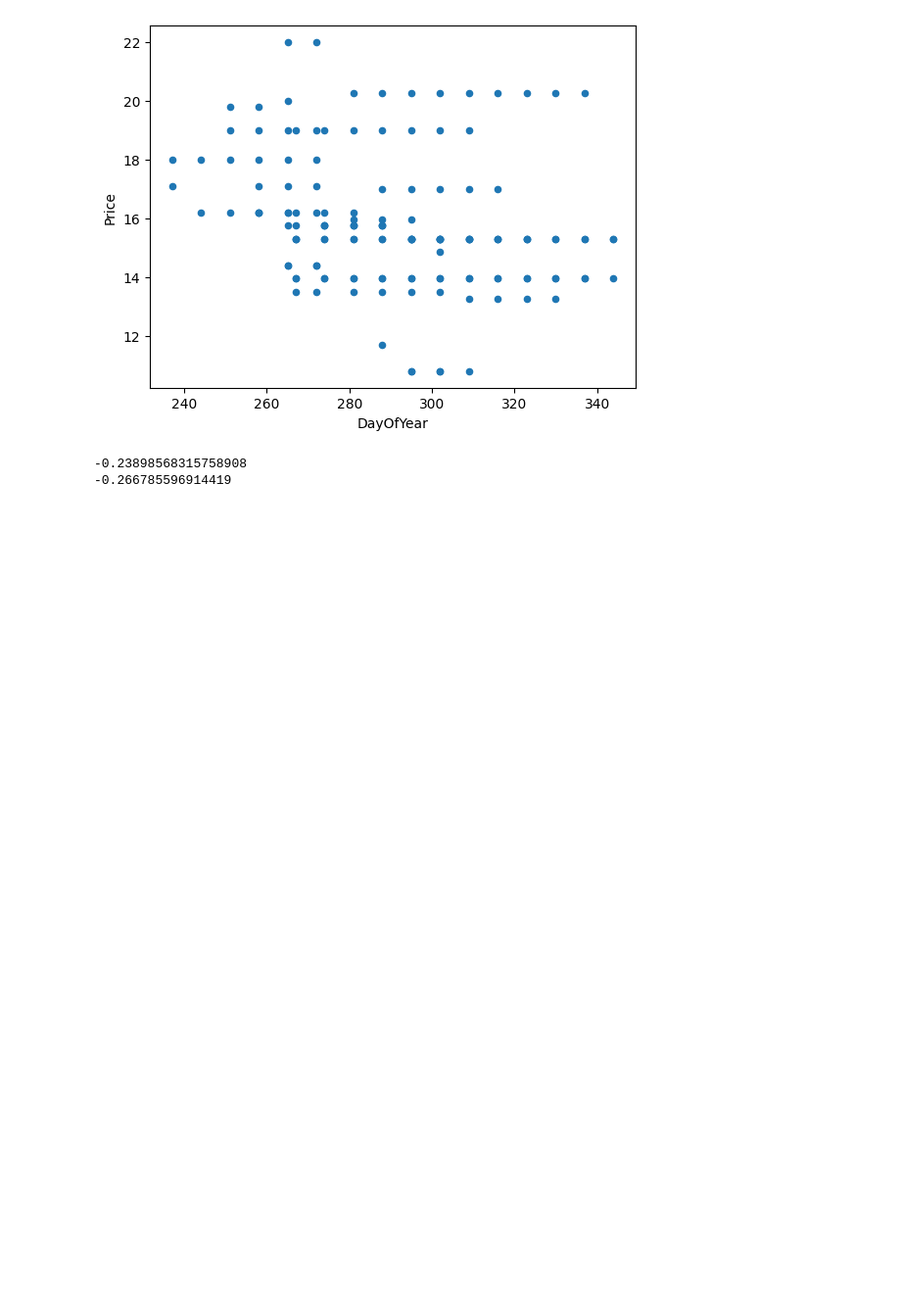
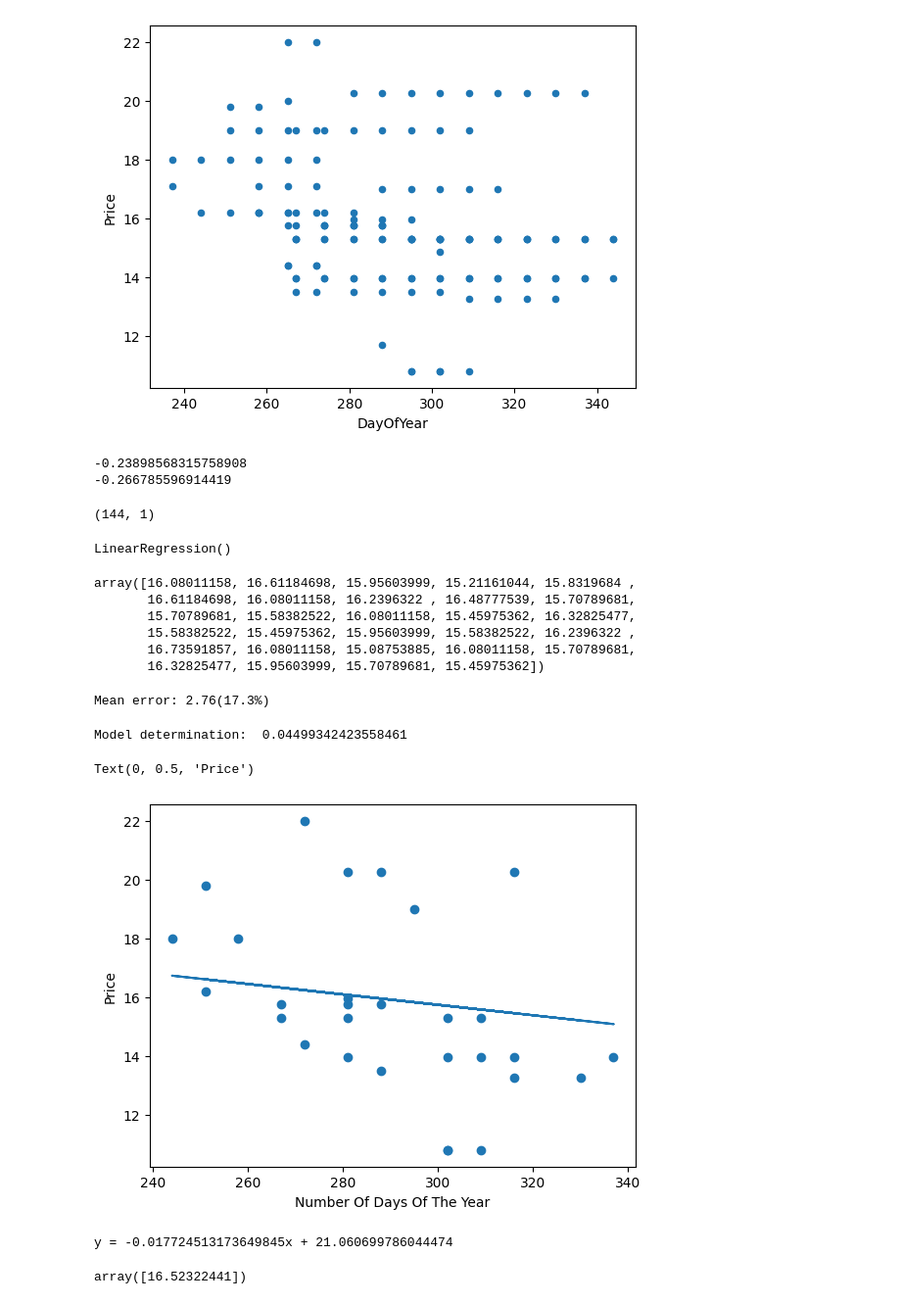
Before and after one commit to Johan621/Machinelearn, a Jupyter notebook: Regression/3-Linear/notebook.ipynb, the cells around one changed output. Shown at 98% size. Cells and saved outputs as stored; diff of their text form; code cells hidden in the pictures; blank space fills up the shorter version.

Commit message:
Calculated the mean squared error by using both Polynomial Regression using linear regression

```diff
--- a/Regression/3-Linear/notebook.ipynb
+++ b/Regression/3-Linear/notebook.ipynb
@@ -99,0 +104,63 @@ print(pie_pumpkins['DayOfYear'].corr(pie_pumpkins['Price']))
+# %%
+#Get the day of the year and price in separate arrays
+X = pie_pumpkins['DayOfYear'].to_numpy().reshape(-1,1)
+y = pie_pumpkins['Price']
+#print the shape
+X.shape #or else we can also write it as "'print(X.shape)'" both are correct.
+# %% [output]
+(144, 1)
+# %%
+# Split the data into training and testing sets
+X_train,X_test,y_train,y_test = train_test_split(X,y,test_size=0.2,random_state=0)
+# %%
+#Create a linear regression object
+lin_reg = LinearRegression()
+# Train the model using our training data
+lin_reg.fit(X_train,y_train)
+# %% [output]
+LinearRegression()
+# %%
+#Test the model using our test data
+pred = lin_reg.predict(X_test)
+pred
+# %% [output]
+array([16.08011158, 16.61184698, 15.95603999, 15.21161044, 15.8319684 ,
+       16.61184698, 16.08011158, 16.2396322 , 16.48777539, 15.70789681,
+       15.70789681, 15.58382522, 16.08011158, 15.45975362, 16.32825477,
+       15.58382522, 15.45975362, 15.95603999, 15.58382522, 16.2396322 ,
+       16.73591857, 16.08011158, 15.08753885, 16.08011158, 15.70789681,
+       16.32825477, 15.95603999, 15.70789681, 15.45975362])
+# %%
+#Calculate the mean squared error
+mse =np.sqrt(mean_squared_error(y_test,pred))
+#Print the mean squared error in aneasy format
+print(f"Mean error:{mse: 3.3}({(mse/np.mean(pred))*100:3.3}%)")
+# %% [output]
+Mean error: 2.76(17.3%)
+# %%
+#Calculate the coefficient of determination
+score = lin_reg.score(X_train,y_train)
+print("Model determination: ",score)
+# %% [output]
+Model determination:  0.04499342423558461
+# %%
+#Create a scatter plot using our test data
+plt.scatter(X_test,y_test)
+#Add a line to the plot with the predictions
+plt.plot(X_test,pred)
+#We gonna add labels so it will easy to understand the graph
+plt.xlabel("Number Of Days Of The Year")
+plt.ylabel("Price")
+# %% [output]
+Text(0, 0.5, 'Price')
+[figure, added]
+# %%
+#Print the slope and the intercept
+print(f'y = {lin_reg.coef_[0]}x + {lin_reg.intercept_}')
+# %% [output]
+y = -0.017724513173649845x + 21.060699786044474
+# %%
+lin_reg.predict([[256]])   ##It's isn't subtracted because the mean squared
+# error is high so..we gonna beusing the Polynomial Regression.
+# %% [output]
+array([16.52322441])
```
Also changed, not shown: parts of 3 cells of this notebook.
